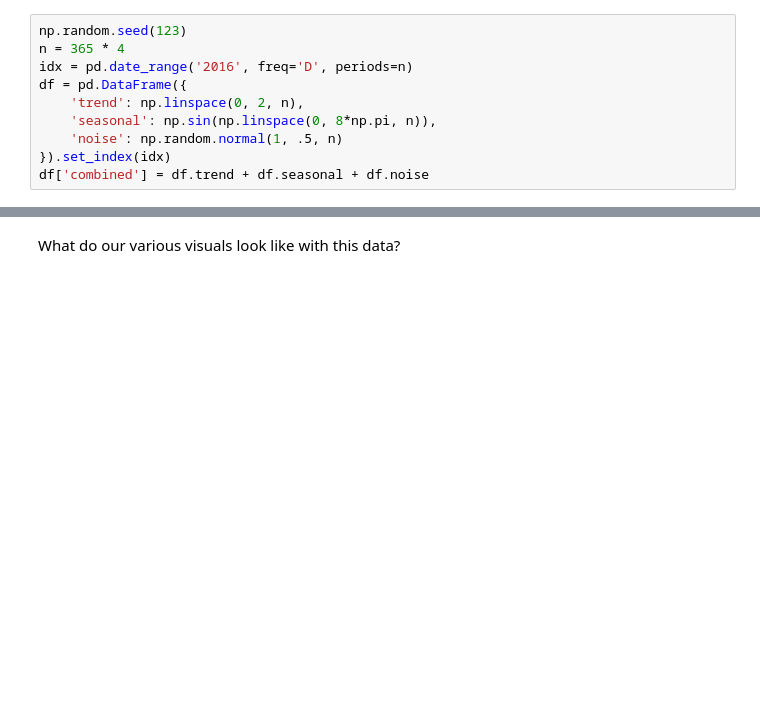
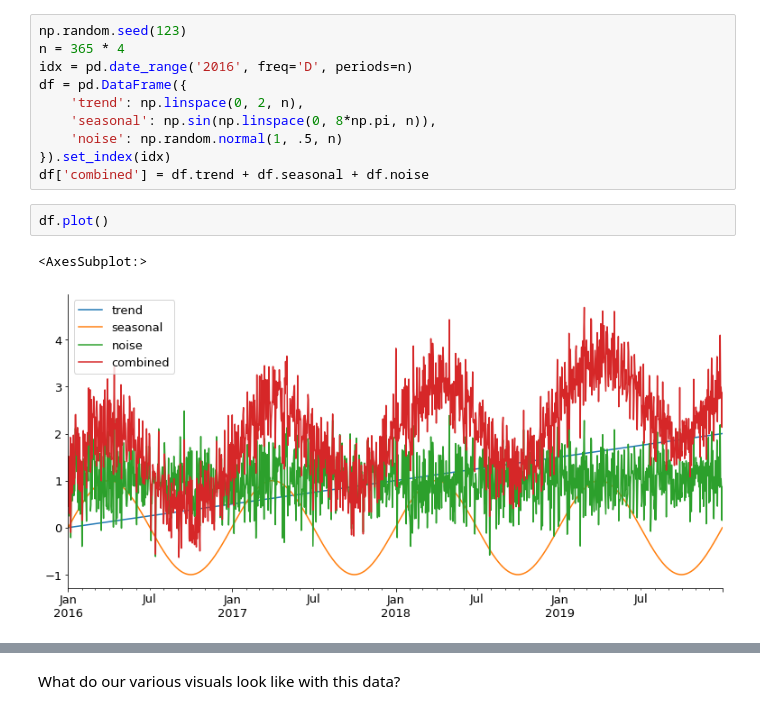
Before and after one commit to Joshua-C-Bryant/time-series-exercises, a Jupyter notebook: explore.ipynb, the cells around one changed output, grey strips where cells are left out. Drawn from its saved outputs; the diff is of its cells as text; blank space fills up the shorter version.

```diff
--- a/explore.ipynb
+++ b/explore.ipynb
@@ -291,6 +422,11 @@ df = pd.DataFrame({
     'noise': np.random.normal(1, .5, n)
 }).set_index(idx)
 df['combined'] = df.trend + df.seasonal + df.noise
+# %%
+df.plot()
+# %% [output]
+<AxesSubplot:>
+[figure, added]
 # %%
 fig, axs = plt.subplots(2, 2, sharex=True, sharey=True)
 for ax, (col, s) in zip(axs.ravel(), df.iteritems()):
```
Also changed, not shown: parts of 35 cells of this notebook.
